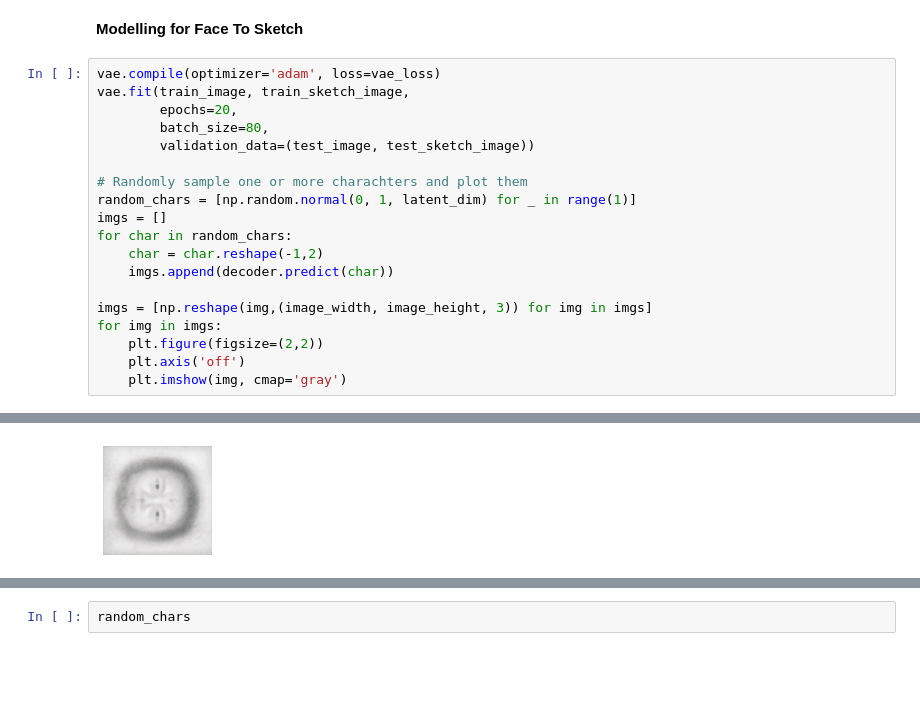
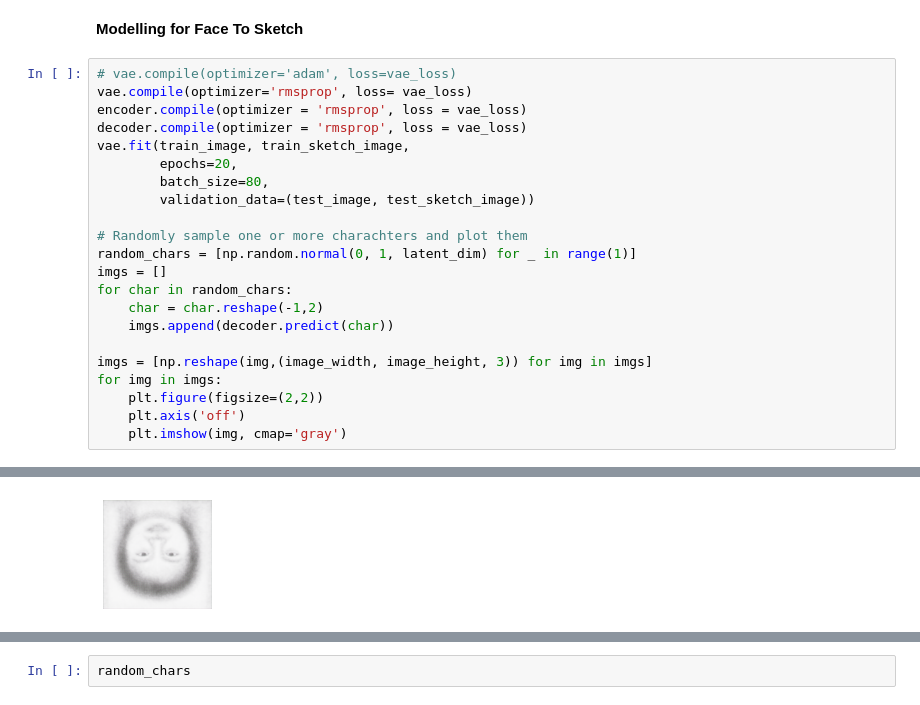
Before and after one commit to MithunKiniStar/AutoEncodersFaceSketch, a Jupyter notebook: Variational_Autoencoder.ipynb, the cells around one changed output, grey strips where cells are left out. Drawn from its saved outputs; the diff is of its cells as text; blank space fills up the shorter version.

```diff
--- a/Variational_Autoencoder.ipynb
+++ b/Variational_Autoencoder.ipynb
@@ -291,7 +291,10 @@ Test color image shape (104, 256, 256, 3)
 # %% [markdown]
 **Modelling for Face To Sketch**
 # %%
-vae.compile(optimizer='adam', loss=vae_loss)
+# vae.compile(optimizer='adam', loss=vae_loss)
+vae.compile(optimizer='rmsprop', loss= vae_loss)
+encoder.compile(optimizer = 'rmsprop', loss = vae_loss)
+decoder.compile(optimizer = 'rmsprop', loss = vae_loss)
 vae.fit(train_image, train_sketch_image,
         epochs=20,
         batch_size=80,
@@ -330 +333 @@ Epoch 20/20
-[figure, old version]
+[figure, new version]
```
Also changed, not shown: parts of 6 cells of this notebook.
